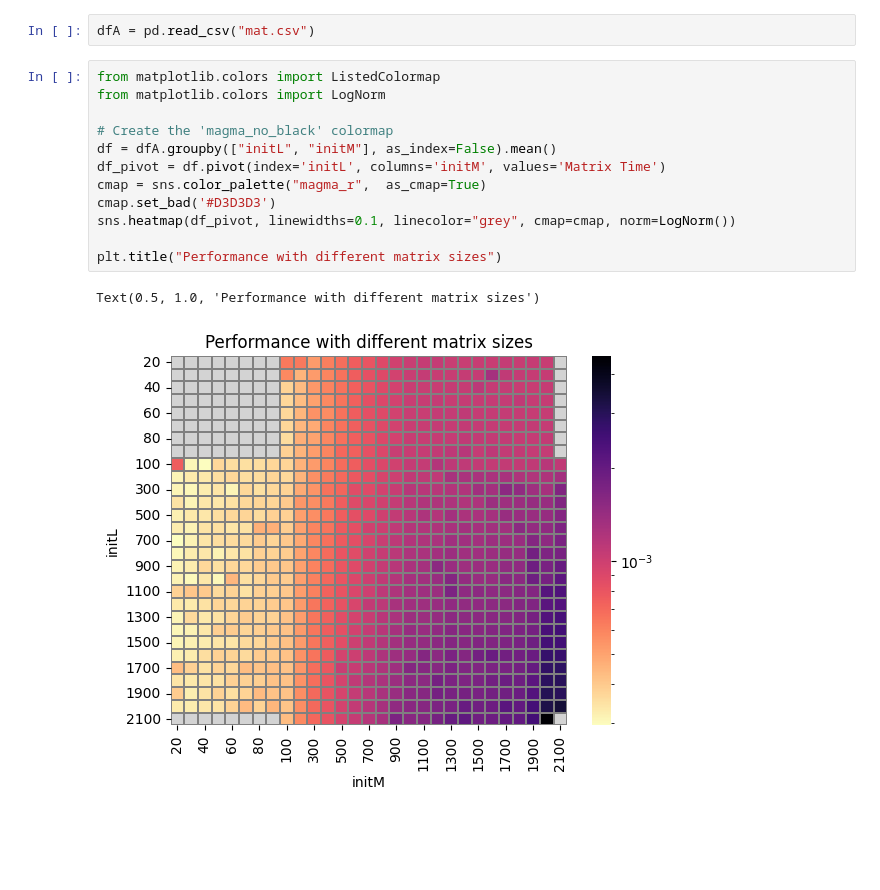
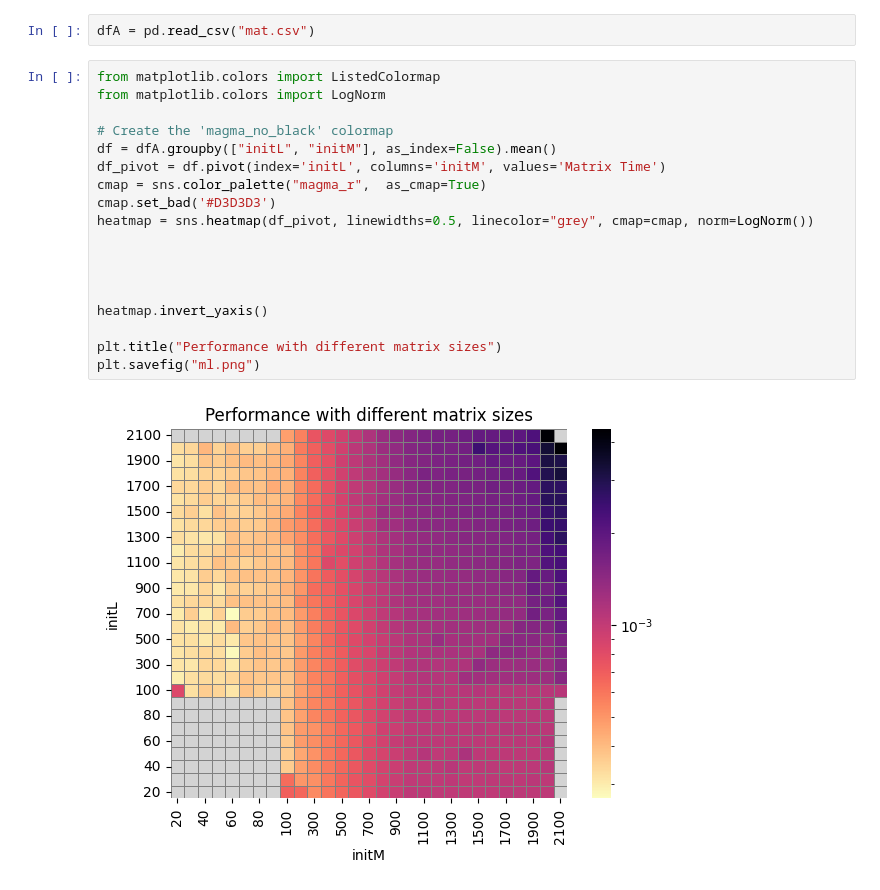
Before and after one commit to saschatran/CompPhys, a Jupyter notebook: Project/P18/plotMat.ipynb, the cells around one changed output. Saved outputs shown, nothing was run; the diff lists cells and outputs as text; blank space fills up the shorter version.

Commit message:
plots adjusted

```diff
--- a/Project/P18/plotMat.ipynb
+++ b/Project/P18/plotMat.ipynb
@@ -8,18 +8,23 @@ dfA = pd.read_csv("mat.csv")
 # %%
 from matplotlib.colors import ListedColormap
 from matplotlib.colors import LogNorm
 
 # Create the 'magma_no_black' colormap
 df = dfA.groupby(["initL", "initM"], as_index=False).mean()
 df_pivot = df.pivot(index='initL', columns='initM', values='Matrix Time')
 cmap = sns.color_palette("magma_r",  as_cmap=True)
 cmap.set_bad('#D3D3D3')
-sns.heatmap(df_pivot, linewidths=0.1, linecolor="grey", cmap=cmap, norm=LogNorm())
+heatmap = sns.heatmap(df_pivot, linewidths=0.5, linecolor="grey", cmap=cmap, norm=LogNorm())
+
+
+
+
+heatmap.invert_yaxis()
 
 plt.title("Performance with different matrix sizes")
+plt.savefig("ml.png")
 # %% [output]
-Text(0.5, 1.0, 'Performance with different matrix sizes')
-[figure, old version]
+[figure, new version]
 # %%
 df = dfA.groupby(["initL", "initM"], as_index=False).mean()
 df_pivot = df.pivot(index='initL', columns='initM', values='Count')
```
Also changed, not shown: parts of 1 cell of this notebook, 14 other files.
